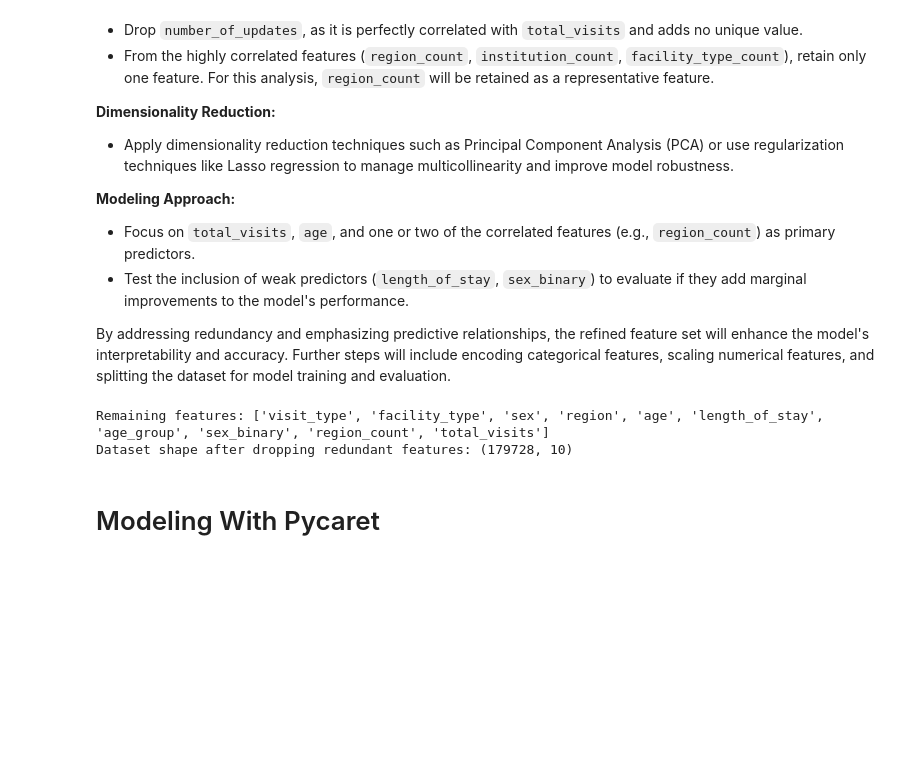
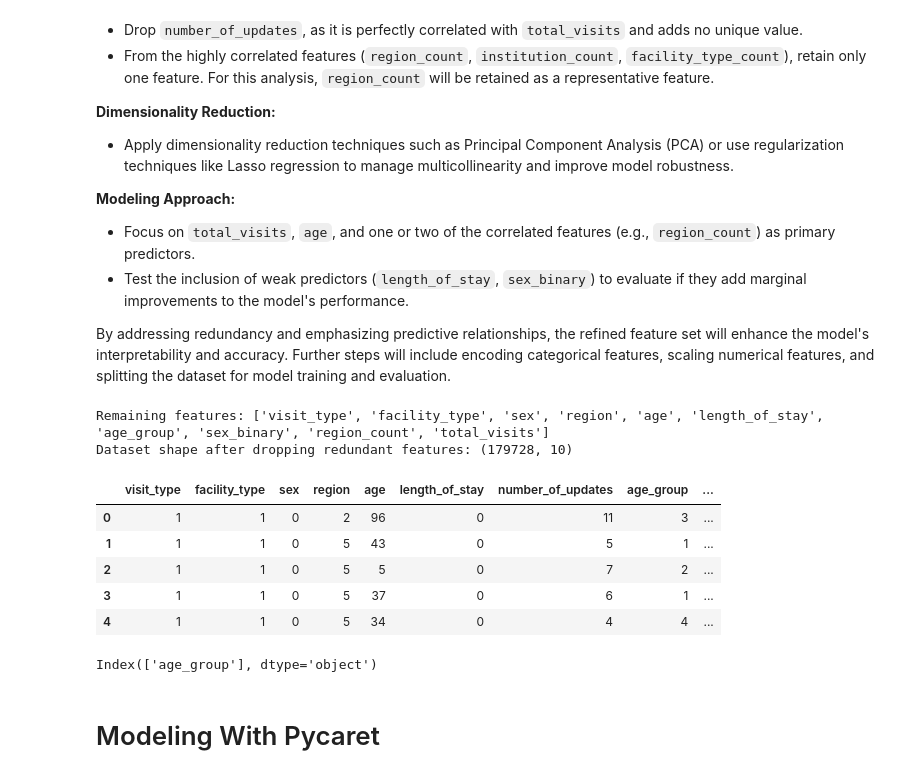
Before and after one commit to seyirex/Healthcare-Resource-Allocation, a Jupyter notebook: case_study_notebook.ipynb, the cells around one changed output. Cells and saved outputs as stored; diff of their text form; code cells hidden in the pictures; blank space fills up the shorter version.

```diff
--- a/case_study_notebook.ipynb
+++ b/case_study_notebook.ipynb
@@ -491,18 +491,6 @@ dtypes: datetime64[ns](4), int32(1), object(7)
 memory usage: 17.1+ MB
 # %% [markdown]
 # Feature Engineering
-# %%
-# Label Encoding
-cat_features=dataset.select_dtypes(include='object').columns
-
-for cat_feature in cat_features:
-  dataset[cat_feature] = dataset[cat_feature].astype('category')
-  dataset[cat_feature] = dataset[cat_feature].cat.codes
-
-
-# Read more on Pandas get_dummies
-
-dataset.head()
 # %% [markdown]
 ##### Time-Based Features
 # %%
@@ -765,6 +753,27 @@ print(f"Dataset shape after dropping redundant features: {filtered_data.shape}")
 # %% [output]
 Remaining features: ['visit_type', 'facility_type', 'sex', 'region', 'age', 'length_of_stay', 'age_group', 'sex_binary', 'region_count', 'total_visits']
 Dataset shape after dropping redundant features: (179728, 10)
+# %%
+# Label Encoding
+merged_data['age_group'] = merged_data['age_group'].astype('object')
+cat_features=merged_data.select_dtypes(include='object').columns
+
+for cat_feature in cat_features:
+ merged_data[cat_feature] = merged_data[cat_feature].astype('category')
+ merged_data[cat_feature] = merged_data[cat_feature].cat.codes
+
+merged_data.head()
+# %% [output]
+|  | visit_type | facility_type | sex | region | age | length_of_stay | number_of_updates | age_group | ... |
+| 0 | 1 | 1 | 0 | 2 | 96 | 0 | 11 | 3 | ... |
+| 1 | 1 | 1 | 0 | 5 | 43 | 0 | 5 | 1 | ... |
+| 2 | 1 | 1 | 0 | 5 | 5 | 0 | 7 | 2 | ... |
+| 3 | 1 | 1 | 0 | 5 | 37 | 0 | 6 | 1 | ... |
+| 4 | 1 | 1 | 0 | 5 | 34 | 0 | 4 | 4 | ... |
+# %%
+cat_features
+# %% [output]
+Index(['age_group'], dtype='object')
 # %% [markdown]
 # Modeling With Pycaret
 # %% [markdown]
```
Also changed, not shown: parts of 3 cells of this notebook.
